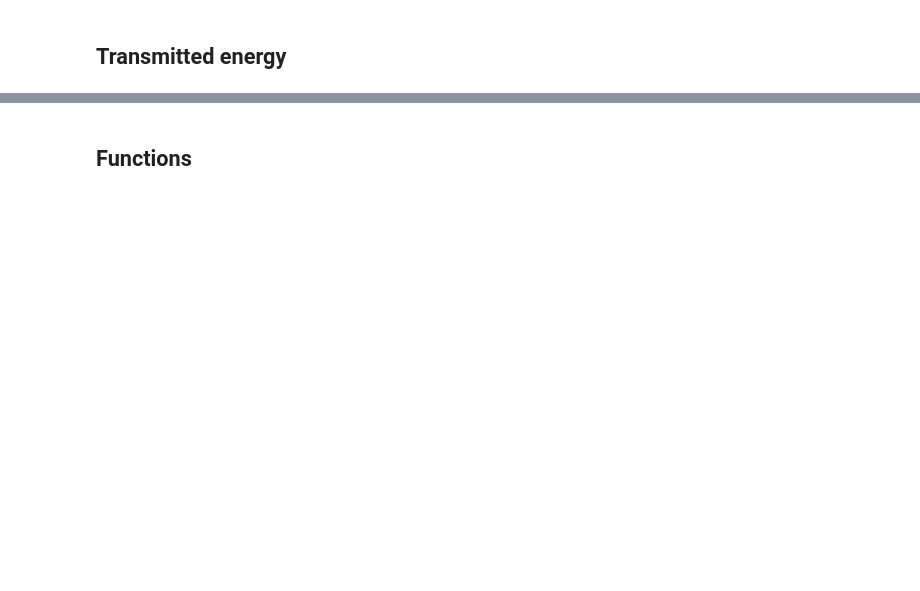
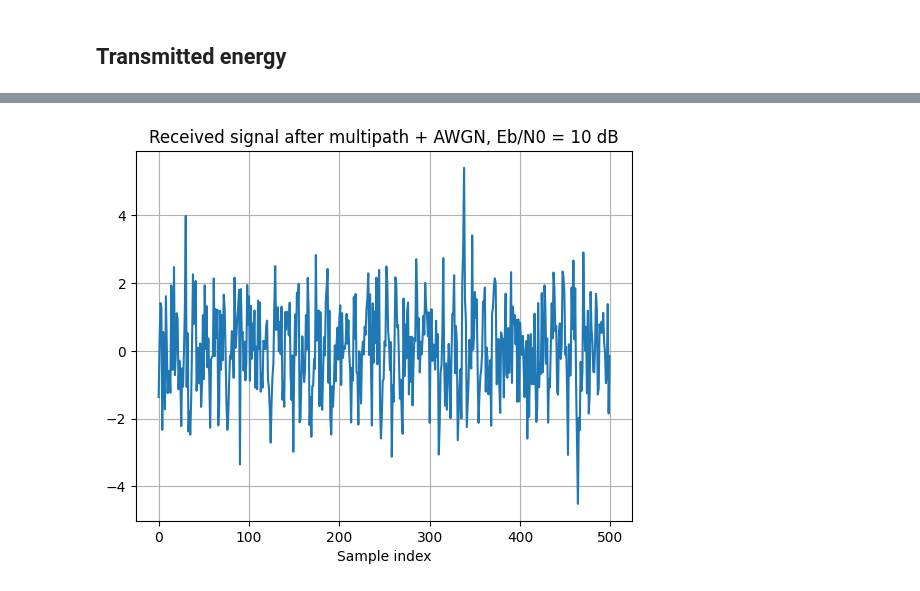
Before and after one commit to axellangenskiold/eitn21, a Jupyter notebook: assignment1_axel.ipynb, the cells around one changed output, grey strips where cells are left out. Saved outputs shown, nothing was run; the diff lists cells and outputs as text; code cells hidden in the pictures; blank space fills up the shorter version.

```diff
--- a/assignment1_axel.ipynb
+++ b/assignment1_axel.ipynb
@@ -129,10 +145,19 @@ Eb = 0.0005668998158566778
 # %%
 def add_awgn_passband(r_clean, Eb, EbN0_dB, fs):
-    EbN0 = 10**(EbN0_dB / 10)
-    N0 = Eb / EbN0
-    noise_var = N0 * fs / 2
-    noise = np.sqrt(noise_var) * np.random.randn(len(r_clean))
-    r = r_clean + noise
-    return r
+  EbN0 = 10**(EbN0_dB / 10)
+  N0 = Eb / EbN0
+  noise_var = N0 * fs / 2
+  noise = np.sqrt(noise_var) * np.random.randn(len(r_clean))
+  r = r_clean + noise
+  return r
+
+EbN0_dB = 10
+r = add_awgn_passband(r_clean, Eb, EbN0_dB, fs)
+
+plt.plot(r[:5*Ns])
+plt.title(f"Received signal after multipath + AWGN, Eb/N0 = {EbN0_dB} dB")
+plt.xlabel("Sample index")
+plt.grid()
+plt.show()
+# %% [output]
+[figure, added]
-# %% [markdown]
-## Functions
```
Also changed, not shown: parts of 17 cells of this notebook.
